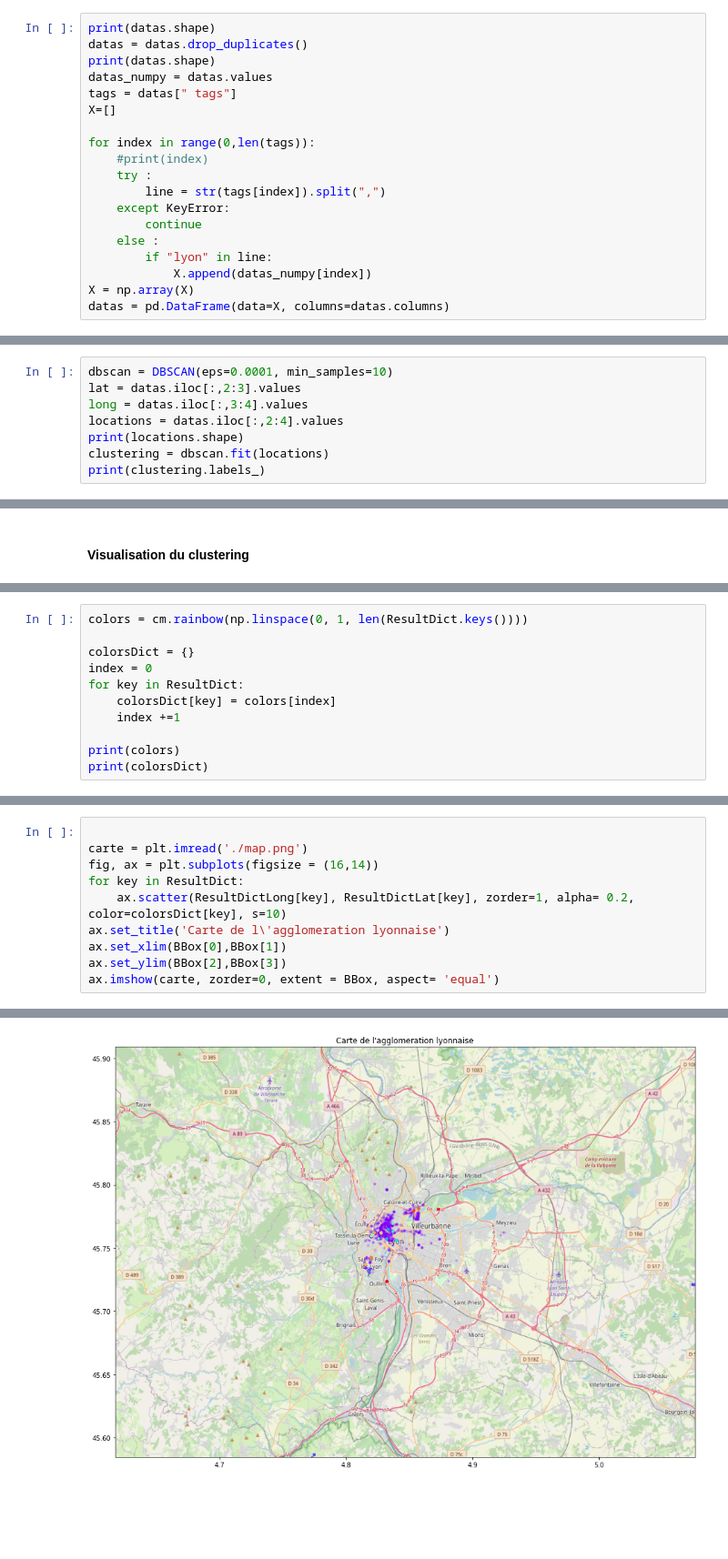
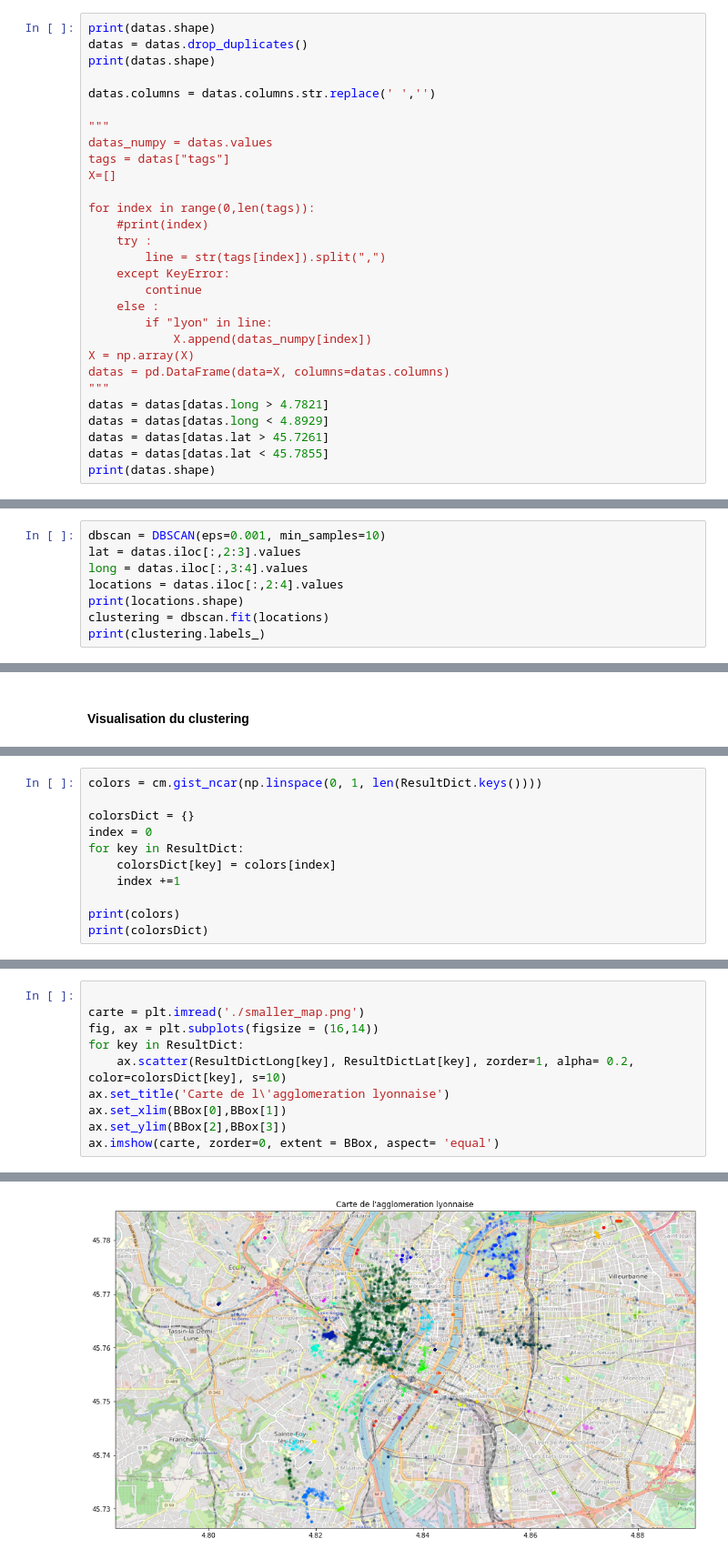
Before and after one commit to Asriell/TP_DataMining_Clustering, a Jupyter notebook: TP_clustering.ipynb, the cells around one changed output, grey strips where cells are left out. Shown at 91% size. Cells and saved outputs as stored; diff of their text form; blank space fills up the shorter version.

```diff
--- a/TP_clustering.ipynb
+++ b/TP_clustering.ipynb
@@ -31,8 +34,12 @@ b'Skipping line 74107: expected 16 fields, saw 18\nSkipping line 74108: expected
 print(datas.shape)
 datas = datas.drop_duplicates()
 print(datas.shape)
+
+datas.columns = datas.columns.str.replace(' ','')
+
+"""
 datas_numpy = datas.values
-tags = datas[" tags"]
+tags = datas["tags"]
 X=[]
 
 for index in range(0,len(tags)):
@@ -46,4 +53,10 @@ for index in range(0,len(tags)):
             X.append(datas_numpy[index])
 X = np.array(X)
 datas = pd.DataFrame(data=X, columns=datas.columns)
+"""
+datas = datas[datas.long > 4.7821]
+datas = datas[datas.long < 4.8929]
+datas = datas[datas.lat > 45.7261]
+datas = datas[datas.lat < 45.7855]
+print(datas.shape)
 # %% [output]
@@ -74,7 +86,7 @@ ax.imshow(carte, zorder=0, extent = BBox, aspect= 'equal')
 # %% [markdown]
 > On ne peut pas utiliser les K-Means, on ne connait pas le nombre de clusters. On va utiliser un algorithme qui se base sur la densité : DBSCAN.
 # %%
-dbscan = DBSCAN(eps=0.0001, min_samples=10)
+dbscan = DBSCAN(eps=0.001, min_samples=10)
 lat = datas.iloc[:,2:3].values
 long = datas.iloc[:,3:4].values
 locations = datas.iloc[:,2:4].values
@@ -134,5 +146,5 @@ dict_keys([-1, 0, 1, 2, 3, 4, 5, 6, 7, 8, 9, 10, 11, 12, 13, 14, 15, 16, 17, 18,
 # %%
-colors = cm.rainbow(np.linspace(0, 1, len(ResultDict.keys())))
+colors = cm.gist_ncar(np.linspace(0, 1, len(ResultDict.keys())))
 
 colorsDict = {}
 index = 0
@@ -163,13 +175,13 @@ print(colorsDict)
 # %%
 
-carte = plt.imread('./map.png')
+carte = plt.imread('./smaller_map.png')
 fig, ax = plt.subplots(figsize = (16,14))
 for key in ResultDict:
     ax.scatter(ResultDictLong[key], ResultDictLat[key], zorder=1, alpha= 0.2, color=colorsDict[key], s=10)
 ax.set_title('Carte de l\'agglomeration lyonnaise')
 ax.set_xlim(BBox[0],BBox[1])
 ax.set_ylim(BBox[2],BBox[3])
 ax.imshow(carte, zorder=0, extent = BBox, aspect= 'equal')
 # %% [output]
 <matplotlib.image.AxesImage at 0x...>
-[figure, old version]
+[figure, new version]
```
Also changed, not shown: parts of 11 cells of this notebook.
